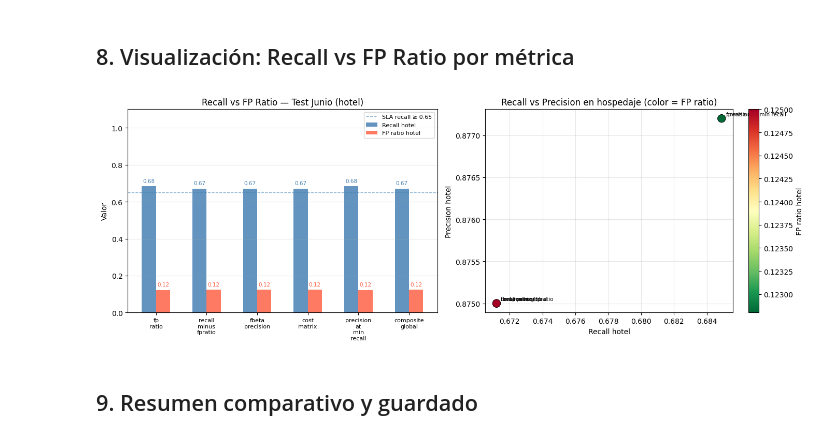
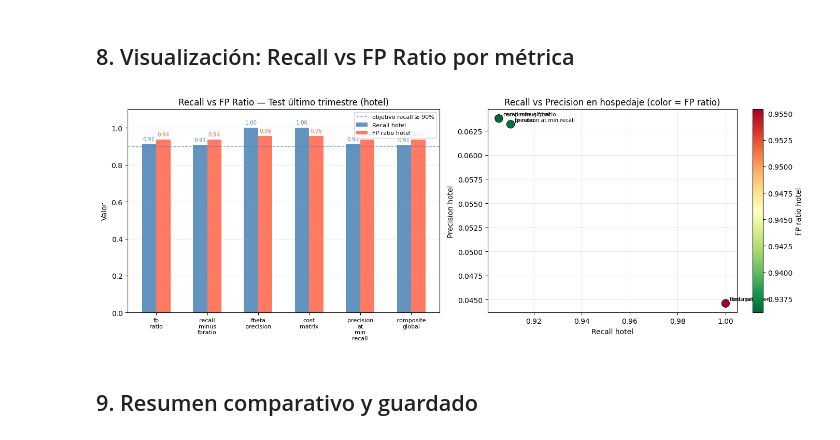
Before and after one commit to michellemej22596/Proyecto2-SecurityDS-PlusTI, a Jupyter notebook: notebooks/04_custom_metrics.ipynb, the cells around one changed output. Cells and saved outputs as stored; diff of their text form; code cells hidden in the pictures.

```diff
--- a/notebooks/04_custom_metrics.ipynb
+++ b/notebooks/04_custom_metrics.ipynb
@@ -27,13 +27,18 @@ import warnings
 warnings.filterwarnings('ignore')
 pd.set_option('display.max_columns', None)
 
+# ── Objetivo de evaluación (Punto 5 del enunciado) ───────────────────────────
+# El comparativo de las feval se hace por FP ratio buscando 90% de DETECCIÓN
+# (recall >= 0.90), usando el ÚLTIMO TRIMESTRE (meses 4-6) como test.
+MIN_RECALL = 0.90
+
 # ── Hiperparámetros de las métricas ──────────────────────────────────────────
 ALPHA_M2  = 0.5    # M2: peso del FP ratio en recall - α·FP_ratio
 BETA_M3   = 0.5    # M3: β para F_beta (β<1 → prioriza precisión)
 W_TP      = 1      # M4: peso TP en cost matrix
 W_FP      = 3      # M4: peso FP en cost matrix (FP cuesta 3x más)
 W_FN      = 1      # M4: peso FN en cost matrix
-THETA_M5  = 0.70   # M5: recall mínimo exigido (SLA)
+THETA_M5  = 0.90   # M5: recall mínimo exigido (SLA = objetivo 90% detección)
 LAM_M6    = 0.7    # M6: peso hotel vs global (70% hotel, 30% global)
 ALPHA_M6  = 0.5    # M6: α componente hotel
 BETA_M6   = 0.3    # M6: β componente global
@@ -46,6 +51,6 @@ RESULTS_DIR  = PROJECT_ROOT / "results"
 RESULTS_DIR.mkdir(exist_ok=True)
 
 print(f"LightGBM version: {lgb.__version__}")
-print(f"Procesados: {DATA_PROC}")
+print(f"Objetivo de comparación: FP ratio con recall ≥ {MIN_RECALL:.0%} (test = meses 4-6)")
 # %% [output]
 LightGBM version: 4.6.0
@@ -174,10 +180,14 @@ BASE_PARAMS = dict(
 NUM_BOOST_ROUND = 500
 EARLY_STOPPING  = 50
 
-# Grid de umbrales para búsqueda dinámica dentro de cada feval
-THRESHOLDS = np.linspace(0.05, 0.65, 13)
+# Grid de umbrales para búsqueda dinámica. Se extiende a valores BAJOS porque
+# alcanzar recall >= 90% en hospedaje exige umbrales pequeños.
+THRESHOLDS = np.round(np.concatenate([
+    np.linspace(0.005, 0.05, 10),   # región baja (para recall alto)
+    np.linspace(0.06, 0.90, 22),
+]), 4)
 
 print("Datasets LightGBM listos.")
-print(f"Grid de umbrales: {THRESHOLDS.round(2)}")
+print(f"Grid de umbrales: {len(THRESHOLDS)} valores de {THRESHOLDS.min()} a {THRESHOLDS.max()}")
 # %% [output]
 Datasets LightGBM listos.
@@ -204,7 +214,7 @@ def _cm_hotel(y_h, p_h, t):
 
 # ── Métrica 1: hotel_fp_ratio ──────────────────────────────────────────────
 # FP_ratio = FP / (TP + FP) exclusivamente en hospedaje.
-# Búsqueda: menor FP_ratio con recall_hotel >= 0.50.
+# Búsqueda: menor FP_ratio con recall_hotel >= MIN_RECALL (objetivo 90% detección).
 # is_higher_better = False (minimizar).
 def make_m1(mask, y_true_full):
     y_h = y_true_full[mask]
@@ -216,7 +226,7 @@ def make_m1(mask, y_true_full):
             tp, fp, fn = _cm_hotel(y_h, p_h, t)
             rec = tp / (tp + fn) if (tp + fn) > 0 else 0.0
             fpr = fp / (tp + fp) if (tp + fp) > 0 else 0.0
-            if rec >= 0.50 and fpr < best:
+            if rec >= MIN_RECALL and fpr < best:
                 best = fpr
         return "hotel_fp_ratio", best, False
     return feval
@@ -285,7 +295,7 @@ def make_m4(mask, y_true_full, w_tp=W_TP, w_fp=W_FP, w_fn=W_FN):
 
 
 # ── Métrica 5: hotel_precision_at_min_recall ──────────────────────────────
-# Maximiza precisión hotel condicionada a recall_hotel >= θ (SLA de detección).
+# Maximiza precisión hotel condicionada a recall_hotel >= θ (SLA de detección = 0.90).
 # Si ningún umbral cumple el SLA, retorna 0.
 # is_higher_better = True (maximizar).
 def make_m5(mask, y_true_full, theta=THETA_M5):
@@ -415,9 +427,9 @@ Entrenando → hotel_fbeta_precision
 # %%
 def evaluate_hotel(booster, metric_name, y_test_full, hotel_mask,
-                   min_recall=0.65):
+                   min_recall=MIN_RECALL):
     """
-    Evalúa el booster en test junio.
-    Selecciona el umbral que minimiza FP_ratio con recall_hotel >= min_recall.
+    Evalúa el booster en el test (último trimestre).
+    Selecciona el umbral que minimiza FP_ratio con recall_hotel >= min_recall (90%).
     Reporta métricas de hotel y globales.
     """
     proba = np.clip(booster.predict(X_test), 0, 1)
@@ -437,20 +449,21 @@ def evaluate_hotel(booster, metric_name, y_test_full, hotel_mask,
 
     valid = [r for r in rows if r["recall"] >= min_recall]
     best  = min(valid, key=lambda x: x["fp_ratio"]) if valid else \
-            min(rows,  key=lambda x: x["fp_ratio"])
+            max(rows,  key=lambda x: x["recall"])   # si nadie llega a 90%, el de mayor recall
 
     auc_roc = roc_auc_score(y_test_full, proba)
     pr_auc  = average_precision_score(y_test_full, proba)
 
     return {
         "metric":          metric_name,
-        "best_threshold":  round(best["t"],         3),
+        "best_threshold":  round(best["t"],         4),
         "tp_hotel":        best["tp"],
         "fp_hotel":        best["fp"],
         "fn_hotel":        best["fn"],
         "recall_hotel":    round(best["recall"],     4),
         "precision_hotel": round(best["precision"],  4),
         "fp_ratio_hotel":  round(best["fp_ratio"],   4),
+        "reached_90":      bool(best["recall"] >= min_recall),
         "auc_roc_global":  round(auc_roc,            4),
         "pr_auc_global":   round(pr_auc,             4),
     }
@@ -465,7 +478,7 @@ results_df = pd.DataFrame(rows)
 
 cols_show = ["metric", "best_threshold",
              "tp_hotel", "fp_hotel", "fn_hotel",
-             "recall_hotel", "precision_hotel", "fp_ratio_hotel",
+             "recall_hotel", "precision_hotel", "fp_ratio_hotel", "reached_90",
              "auc_roc_global", "pr_auc_global"]
 
 results_df[cols_show]
@@ -489,36 +502,38 @@ x = np.arange(len(labels))
 w = 0.28
 
 fig, axes = plt.subplots(1, 2, figsize=(14, 5))
 
 # ── Panel izquierdo: Recall vs FP Ratio ──
 ax = axes[0]
 b1 = ax.bar(x - w/2, recalls, w, label="Recall hotel",   color="steelblue",  alpha=0.85)
 b2 = ax.bar(x + w/2, fprs,    w, label="FP ratio hotel", color="tomato",     alpha=0.85)
-ax.axhline(0.65, color="steelblue", linestyle="--", linewidth=1, alpha=0.6, label="SLA recall ≥ 0.65")
+ax.axhline(MIN_RECALL, color="steelblue", linestyle="--", linewidth=1, alpha=0.6,
+           label=f"objetivo recall ≥ {MIN_RECALL:.0%}")
 ax.set_xticks(x); ax.set_xticklabels(labels, fontsize=8)
-ax.set_ylim(0, 1.1); ax.set_ylabel("Valor"); ax.set_title("Recall vs FP Ratio — Test Junio (hotel)")
+ax.set_ylim(0, 1.1); ax.set_ylabel("Valor")
+ax.set_title("Recall vs FP Ratio — Test último trimestre (hotel)")
 ax.legend(fontsize=8); ax.grid(alpha=0.3, axis="y")
 for b in b1: ax.text(b.get_x()+b.get_width()/2, b.get_height()+0.02,
                      f"{b.get_height():.2f}", ha="center", fontsize=7.5, color="steelblue")
 for b in b2: ax.text(b.get_x()+b.get_width()/2, b.get_height()+0.02,
                      f"{b.get_height():.2f}", ha="center", fontsize=7.5, color="tomato")
 
 # ── Panel derecho: scatter Recall vs Precision ──
 ax2 = axes[1]
 sc = ax2.scatter(recalls, precs, c=fprs, cmap="RdYlGn_r", s=120, zorder=3, edgecolors="k", linewidths=0.5)
 plt.colorbar(sc, ax=ax2, label="FP ratio hotel")
 for i, lbl in enumerate(labels):
     ax2.annotate(lbl.replace("\n", " "), (recalls[i], precs[i]),
                  textcoords="offset points", xytext=(6, 4), fontsize=7.5)
 ax2.set_xlabel("Recall hotel"); ax2.set_ylabel("Precision hotel")
 ax2.set_title("Recall vs Precision en hospedaje (color = FP ratio)")
 ax2.grid(alpha=0.3)
 
 plt.tight_layout()
 plt.savefig(RESULTS_DIR / "custom_metrics_comparison.png", dpi=120, bbox_inches="tight")
 plt.show()
 # %% [output]
-[figure, old version]
+[figure, new version]
 # %% [markdown]
 ## 9. Resumen comparativo y guardado
 # %%
```
Also changed, not shown: parts of 8 cells of this notebook, 26 other files.
